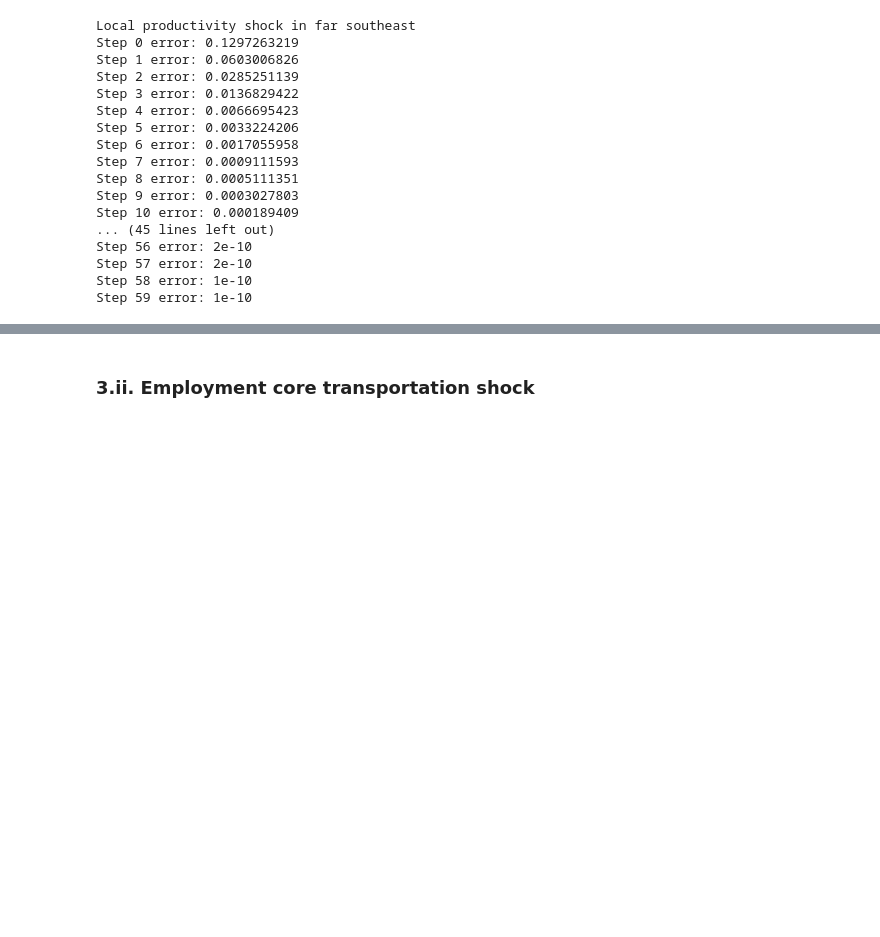
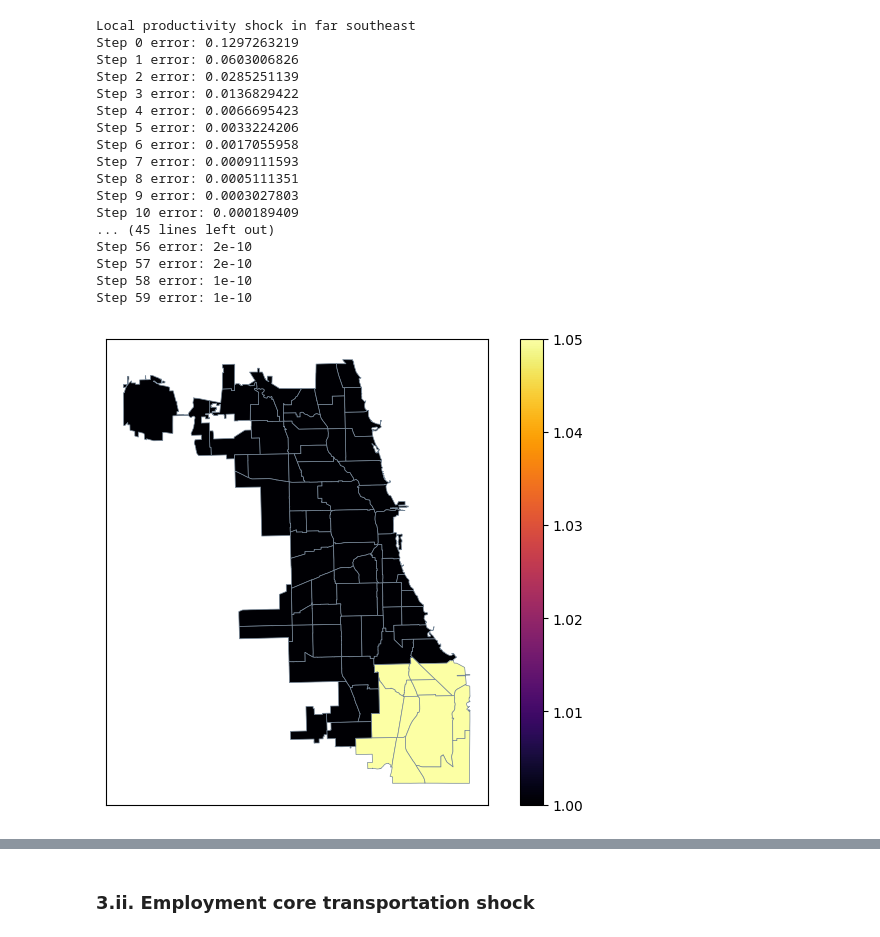
Before and after one commit to connachermurphy/qsm-chicago, a Jupyter notebook: analysis/model_A.ipynb, the cells around one changed output, grey strips where cells are left out. Saved outputs shown, nothing was run; the diff lists cells and outputs as text; code cells hidden in the pictures; blank space fills up the shorter version.

```diff
--- a/analysis/model_A.ipynb
+++ b/analysis/model_A.ipynb
@@ -219,4 +224,20 @@ Step 56 error: 2e-10
 Step 57 error: 2e-10
 Step 58 error: 1e-10
 Step 59 error: 1e-10
+# %%
+# Plot the shock (A_hat)
+productivity_shock_shp.plot(
+    column="A_hat",
+    legend=True,
+    edgecolor="lightslategray",
+    linewidth=0.5,
+    cmap="inferno",
+)
+plt.xticks([])
+plt.yticks([])
+plt.tight_layout(pad=0)
+plt.savefig("../out/prod.png", bbox_inches="tight")
+plt.show()
+# %% [output]
+[figure, added]
 # %%
```
Also changed, not shown: parts of 6 cells of this notebook, 28 other files.
